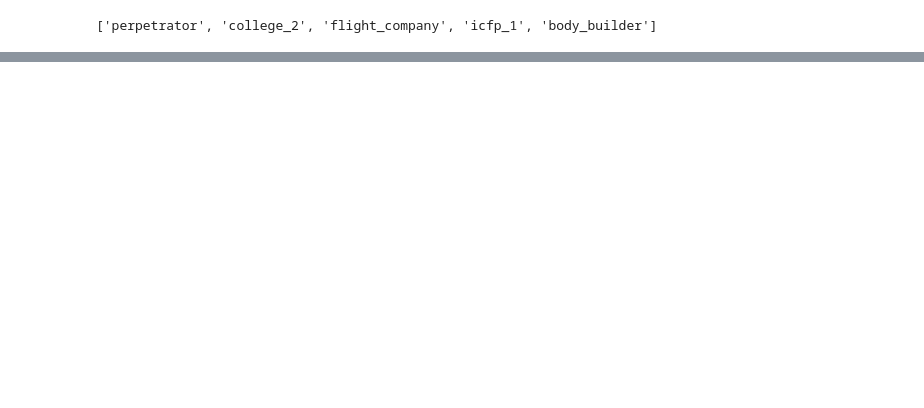
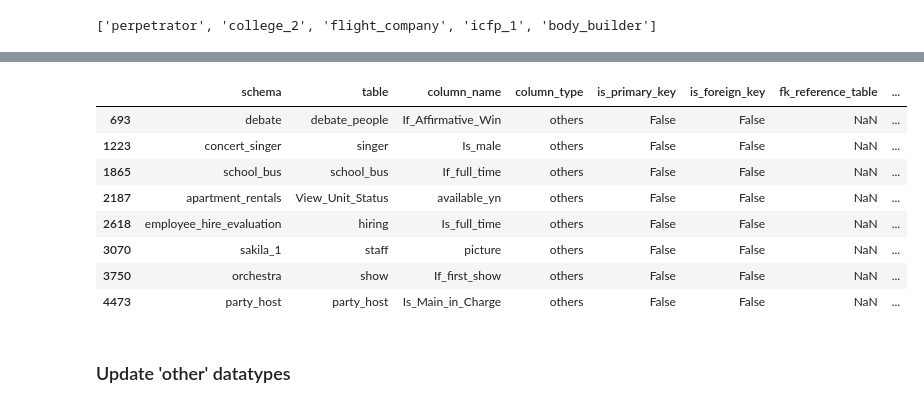
Before and after one commit to BrettlyCD/text-to-sql, a Jupyter notebook: notebooks/1.0 Data Wranging - DB.ipynb, the cells around one changed output, grey strips where cells are left out. Saved outputs shown, nothing was run; the diff lists cells and outputs as text; code cells hidden in the pictures; blank space fills up the shorter version.

```diff
--- a/notebooks/1.0 Data Wranging - DB.ipynb
+++ b/notebooks/1.0 Data Wranging - DB.ipynb
@@ -240,0 +256,24 @@ with open('/Users/brettly/Sboard/projects/text-to-sql/references/sql_files/creat
+# %%
+#what is that "others"?
+schema_df[schema_df['column_type'] == 'others']
+
+#debate is boolean
+#concert_singer is boolean
+#school_bus is boolean
+#apartment_rentals is 'BIT', we'll use the same for postgres
+#employee_hire_evaluation is boolean
+#sakila_1 is 'BLOB'. We'll use 'bytea' type for postgres
+#orchestra is boolean
+#party_host is boolean
+# %% [output]
+|  | schema | table | column_name | column_type | is_primary_key | is_foreign_key | fk_reference_table | ... |
+| 693 | debate | debate_people | If_Affirmative_Win | others | False | False | NaN | ... |
+| 1223 | concert_singer | singer | Is_male | others | False | False | NaN | ... |
+| 1865 | school_bus | school_bus | If_full_time | others | False | False | NaN | ... |
+| 2187 | apartment_rentals | View_Unit_Status | available_yn | others | False | False | NaN | ... |
+| 2618 | employee_hire_evaluation | hiring | Is_full_time | others | False | False | NaN | ... |
+| 3070 | sakila_1 | staff | picture | others | False | False | NaN | ... |
+| 3750 | orchestra | show | If_first_show | others | False | False | NaN | ... |
+| 4473 | party_host | party_host | Is_Main_in_Charge | others | False | False | NaN | ... |
+# %% [markdown]
+### Update 'other' datatypes
```
Also changed, not shown: parts of 28 cells of this notebook.
